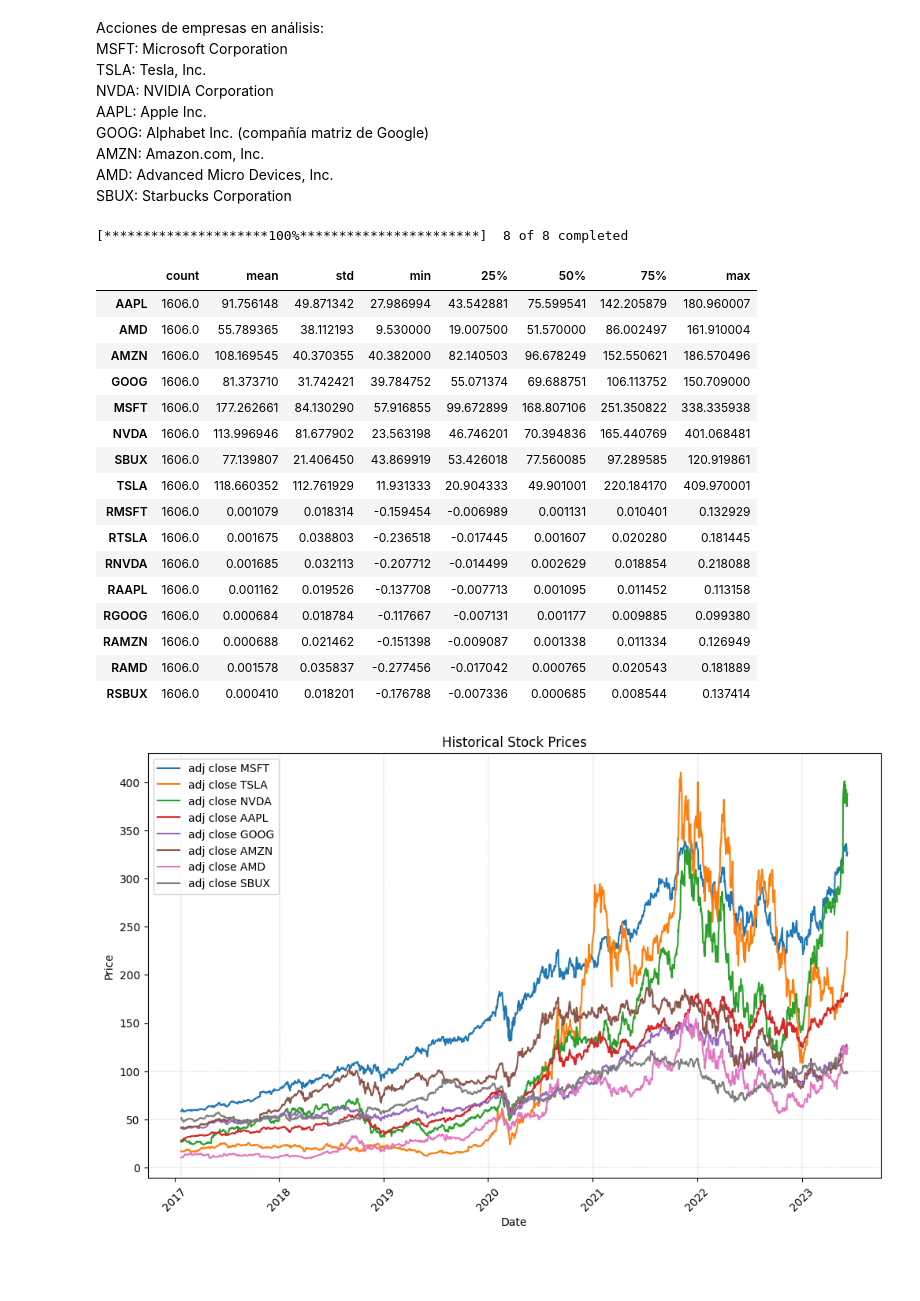
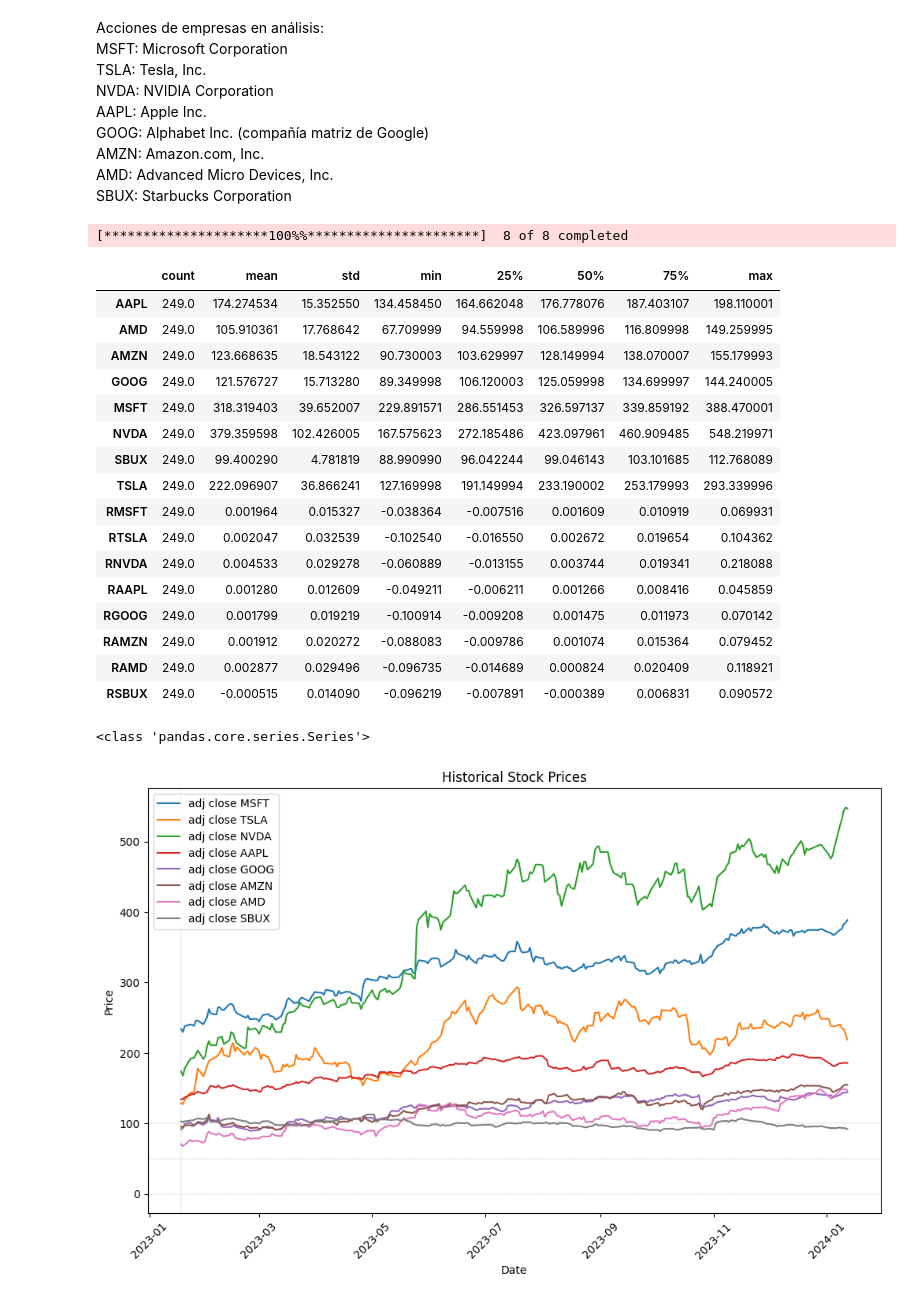
Before and after one commit to GabrielGarcia9/investment-stocks-weights-yfinance, a Jupyter notebook: Aplicación.ipynb, the cells around one changed output. Cells and saved outputs as stored; diff of their text form; code cells hidden in the pictures; blank space fills up the shorter version.

```diff
--- a/Aplicación.ipynb
+++ b/Aplicación.ipynb
@@ -22,34 +23,38 @@ import matplotlib.pyplot as plt
 tickers = ["MSFT", "TSLA",'NVDA', 'AAPL','GOOG','AMZN', 'AMD','SBUX']
 # %%
 # Obtener datos históricos de los activos de Yahoo Finance
-data = yf.download(tickers, start="2017-01-23", end="2023-06-12")["Adj Close"].dropna()
+data = yf.download(tickers, start="2023-01-16", end="2024-01-16")["Adj Close"].dropna()
 
 # Calcular rendimientos diarios
 for ticker in tickers:
     data[f'R{ticker}'] = np.log(data[ticker] / data[ticker].shift(1))
 data=data.dropna()
 # %% [output]
-[*********************100%***********************]  8 of 8 completed
+[*********************100%%**********************]  8 of 8 completed
 # %%
 data.describe().T
 # %% [output]
 |  | count | mean | std | min | 25% | 50% | 75% | max |
-| AAPL | 1606.0 | 91.756148 | 49.871342 | 27.986994 | 43.542881 | 75.599541 | 142.205879 | 180.960007 |
-| AMD | 1606.0 | 55.789365 | 38.112193 | 9.530000 | 19.007500 | 51.570000 | 86.002497 | 161.910004 |
-| AMZN | 1606.0 | 108.169545 | 40.370355 | 40.382000 | 82.140503 | 96.678249 | 152.550621 | 186.570496 |
-| GOOG | 1606.0 | 81.373710 | 31.742421 | 39.784752 | 55.071374 | 69.688751 | 106.113752 | 150.709000 |
-| MSFT | 1606.0 | 177.262661 | 84.130290 | 57.916855 | 99.672899 | 168.807106 | 251.350822 | 338.335938 |
-| NVDA | 1606.0 | 113.996946 | 81.677902 | 23.563198 | 46.746201 | 70.394836 | 165.440769 | 401.068481 |
-| SBUX | 1606.0 | 77.139807 | 21.406450 | 43.869919 | 53.426018 | 77.560085 | 97.289585 | 120.919861 |
-| TSLA | 1606.0 | 118.660352 | 112.761929 | 11.931333 | 20.904333 | 49.901001 | 220.184170 | 409.970001 |
-| RMSFT | 1606.0 | 0.001079 | 0.018314 | -0.159454 | -0.006989 | 0.001131 | 0.010401 | 0.132929 |
-| RTSLA | 1606.0 | 0.001675 | 0.038803 | -0.236518 | -0.017445 | 0.001607 | 0.020280 | 0.181445 |
-| RNVDA | 1606.0 | 0.001685 | 0.032113 | -0.207712 | -0.014499 | 0.002629 | 0.018854 | 0.218088 |
-| RAAPL | 1606.0 | 0.001162 | 0.019526 | -0.137708 | -0.007713 | 0.001095 | 0.011452 | 0.113158 |
-| RGOOG | 1606.0 | 0.000684 | 0.018784 | -0.117667 | -0.007131 | 0.001177 | 0.009885 | 0.099380 |
-| RAMZN | 1606.0 | 0.000688 | 0.021462 | -0.151398 | -0.009087 | 0.001338 | 0.011334 | 0.126949 |
-| RAMD | 1606.0 | 0.001578 | 0.035837 | -0.277456 | -0.017042 | 0.000765 | 0.020543 | 0.181889 |
-| RSBUX | 1606.0 | 0.000410 | 0.018201 | -0.176788 | -0.007336 | 0.000685 | 0.008544 | 0.137414 |
+| AAPL | 249.0 | 174.274534 | 15.352550 | 134.458450 | 164.662048 | 176.778076 | 187.403107 | 198.110001 |
+| AMD | 249.0 | 105.910361 | 17.768642 | 67.709999 | 94.559998 | 106.589996 | 116.809998 | 149.259995 |
+| AMZN | 249.0 | 123.668635 | 18.543122 | 90.730003 | 103.629997 | 128.149994 | 138.070007 | 155.179993 |
+| GOOG | 249.0 | 121.576727 | 15.713280 | 89.349998 | 106.120003 | 125.059998 | 134.699997 | 144.240005 |
+| MSFT | 249.0 | 318.319403 | 39.652007 | 229.891571 | 286.551453 | 326.597137 | 339.859192 | 388.470001 |
+| NVDA | 249.0 | 379.359598 | 102.426005 | 167.575623 | 272.185486 | 423.097961 | 460.909485 | 548.219971 |
+| SBUX | 249.0 | 99.400290 | 4.781819 | 88.990990 | 96.042244 | 99.046143 | 103.101685 | 112.768089 |
+| TSLA | 249.0 | 222.096907 | 36.866241 | 127.169998 | 191.149994 | 233.190002 | 253.179993 | 293.339996 |
+| RMSFT | 249.0 | 0.001964 | 0.015327 | -0.038364 | -0.007516 | 0.001609 | 0.010919 | 0.069931 |
+| RTSLA | 249.0 | 0.002047 | 0.032539 | -0.102540 | -0.016550 | 0.002672 | 0.019654 | 0.104362 |
+| RNVDA | 249.0 | 0.004533 | 0.029278 | -0.060889 | -0.013155 | 0.003744 | 0.019341 | 0.218088 |
+| RAAPL | 249.0 | 0.001280 | 0.012609 | -0.049211 | -0.006211 | 0.001266 | 0.008416 | 0.045859 |
+| RGOOG | 249.0 | 0.001799 | 0.019219 | -0.100914 | -0.009208 | 0.001475 | 0.011973 | 0.070142 |
+| RAMZN | 249.0 | 0.001912 | 0.020272 | -0.088083 | -0.009786 | 0.001074 | 0.015364 | 0.079452 |
+| RAMD | 249.0 | 0.002877 | 0.029496 | -0.096735 | -0.014689 | 0.000824 | 0.020409 | 0.118921 |
+| RSBUX | 249.0 | -0.000515 | 0.014090 | -0.096219 | -0.007891 | -0.000389 | 0.006831 | 0.090572 |
+# %%
+print(type(data[ticker]))
+# %% [output]
+<class 'pandas.core.series.Series'>
 # %%
 # Crear una figura con dos subgráficos
 fig, ax = plt.subplots(figsize=(12, 7))
@@ -60,35 +65,36 @@ for ticker in tickers:
 # Configurar las etiquetas del eje x y el título del gráfico
 plt.xlabel('Date')
 plt.ylabel('Price')
 plt.title('Historical Stock Prices')
 
 # Rotar las etiquetas del eje x para mayor legibilidad
 plt.xticks(rotation=45)
 
 # Agregar líneas verticales para cada año
 years = [2017, 2018, 2019, 2020, 2021, 2022, 2023]
 for year in years:
     # Filtrar los datos por el año actual
     year_data = data[data.index.year == year]
     if len(year_data) > 0:
         # Dibujar una línea vertical en el primer día del año
         plt.axvline(year_data.index[0], linestyle='--', color='gray', linewidth=0.2)
 
 # Agregar líneas horizontales en incrementos de 50 para los precios
-price_levels = range(0, int(data[ticker].max().max()), 50)
+price_levels = range(0, int(data[ticker].max()), 50)
+
 for level in price_levels:
     plt.axhline(level, linestyle='--', color='gray', linewidth=0.2)
 
 # Mostrar la leyenda
 plt.legend(loc='upper left')
 
 # Guardar el gráfico
 # plt.savefig('Historical Stock Prices.png')
 
 # Mostrar el gráfico
 plt.show()
 # %% [output]
-[figure, old version]
+[figure, new version]
 # %%
 # Box plot
 retornos = {}
```
Also changed, not shown: parts of 8 cells of this notebook.
